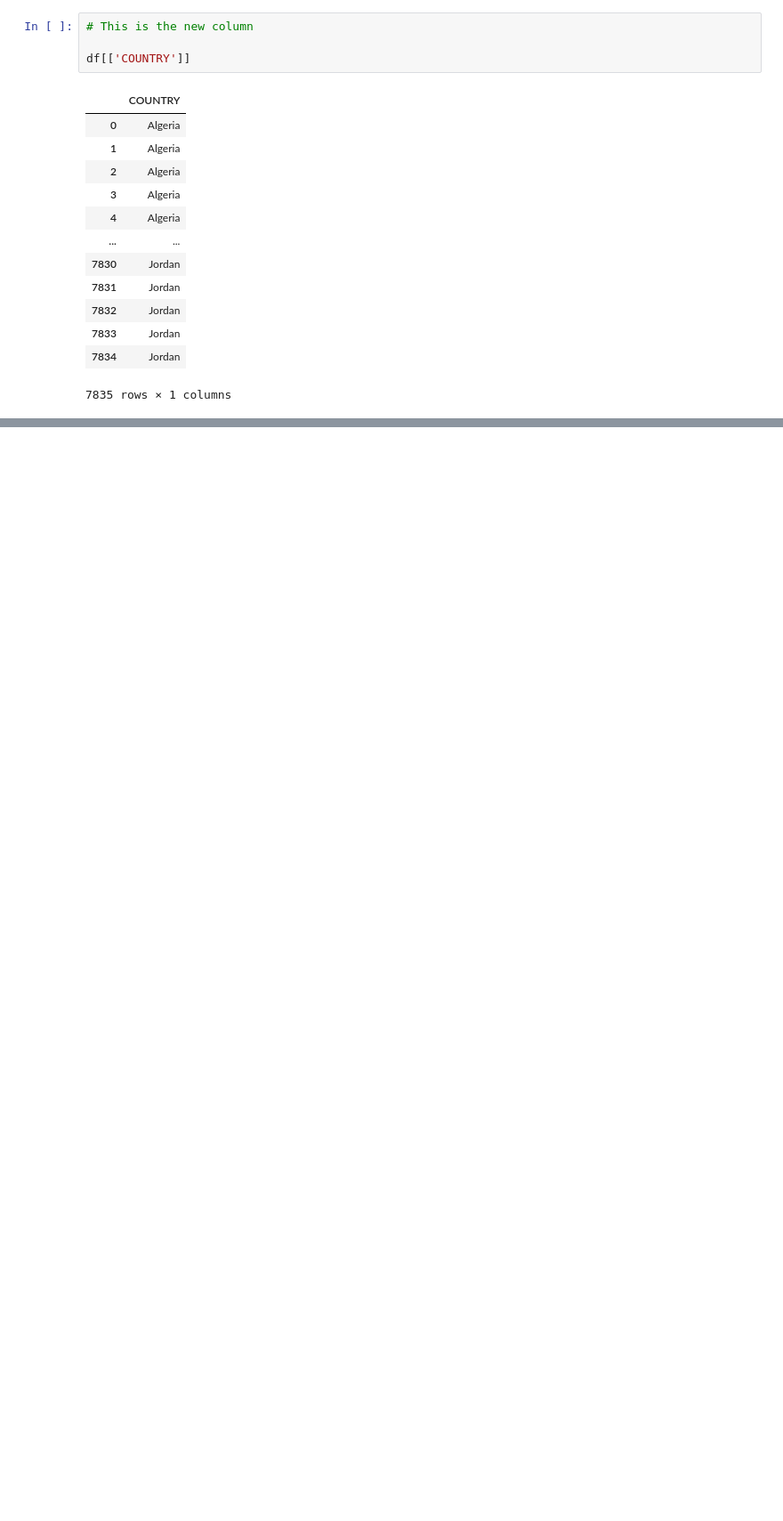
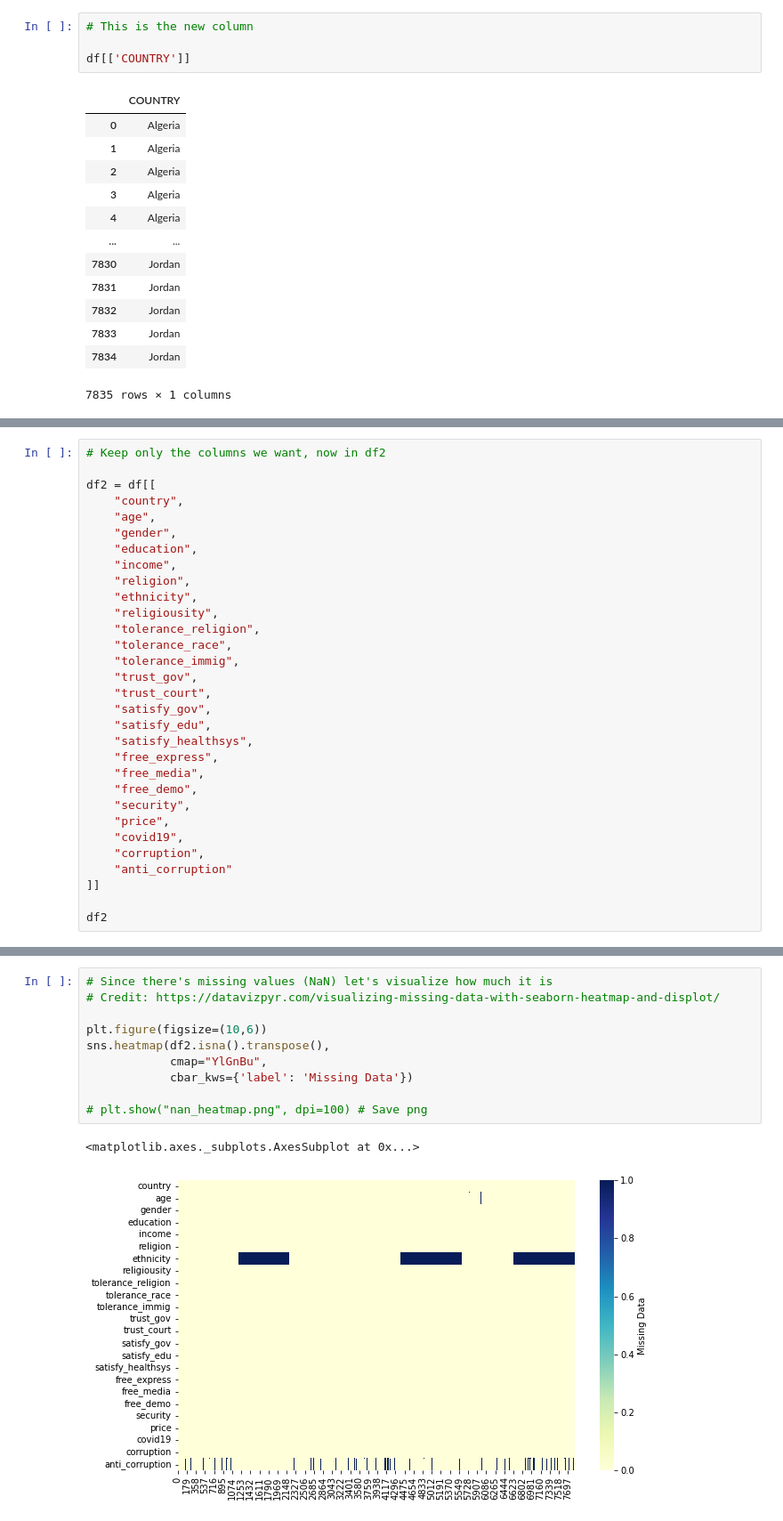
Before and after one commit to Atiwat-R/arab_barometer_data_analysis, a Jupyter notebook: Area_Studies.ipynb, the cells around one changed output, grey strips where cells are left out. Shown at 89% size. Saved outputs shown, nothing was run; the diff lists cells and outputs as text; blank space fills up the shorter version.

Commit message:
Added new graphs
- Added new graphs to show correlations between each rows
- Standardized some data columns
- Use Seaborn for graph creation

```diff
--- a/Area_Studies.ipynb
+++ b/Area_Studies.ipynb
@@ -56,0 +88,31 @@ df[['COUNTRY']]
+# %%
+# Keep only the columns we want, now in df2
+
+df2 = df[[
+    "country",
+    "age",
+    "gender",
+    "education",
+    "income",
+    "religion",
+    "ethnicity",
+    "religiousity",
+    "tolerance_religion",
+    "tolerance_race",
+    "tolerance_immig",
+    "trust_gov",
+    "trust_court",
+    "satisfy_gov",
+    "satisfy_edu",
+    "satisfy_healthsys",
+    "free_express",
+    "free_media",
+    "free_demo",
+    "security",
+    "price",
+    "covid19",
+    "corruption",
+    "anti_corruption"
+]]
+
+df2
@@ -56,0 +140,13 @@ df[['COUNTRY']]
+# %%
+# Since there's missing values (NaN) let's visualize how much it is
+# Credit: https://datavizpyr.com/visualizing-missing-data-with-seaborn-heatmap-and-displot/
+
+plt.figure(figsize=(10,6))
+sns.heatmap(df2.isna().transpose(),
+            cmap="YlGnBu",
+            cbar_kws={'label': 'Missing Data'})
+
+# plt.show("nan_heatmap.png", dpi=100) # Save png
+# %% [output]
+<matplotlib.axes._subplots.AxesSubplot at 0x...>
+[figure, added]
```
Also changed, not shown: parts of 11 cells of this notebook.
